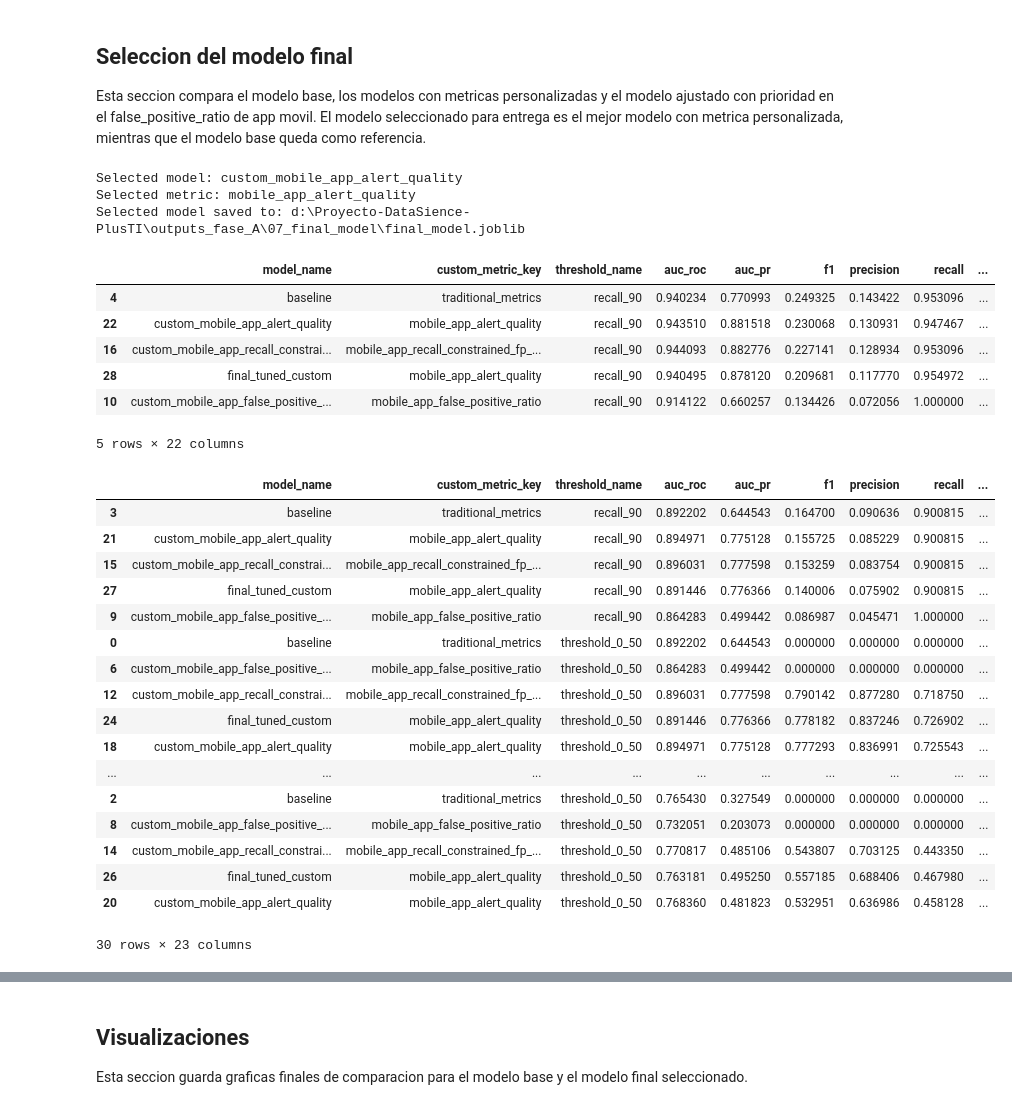
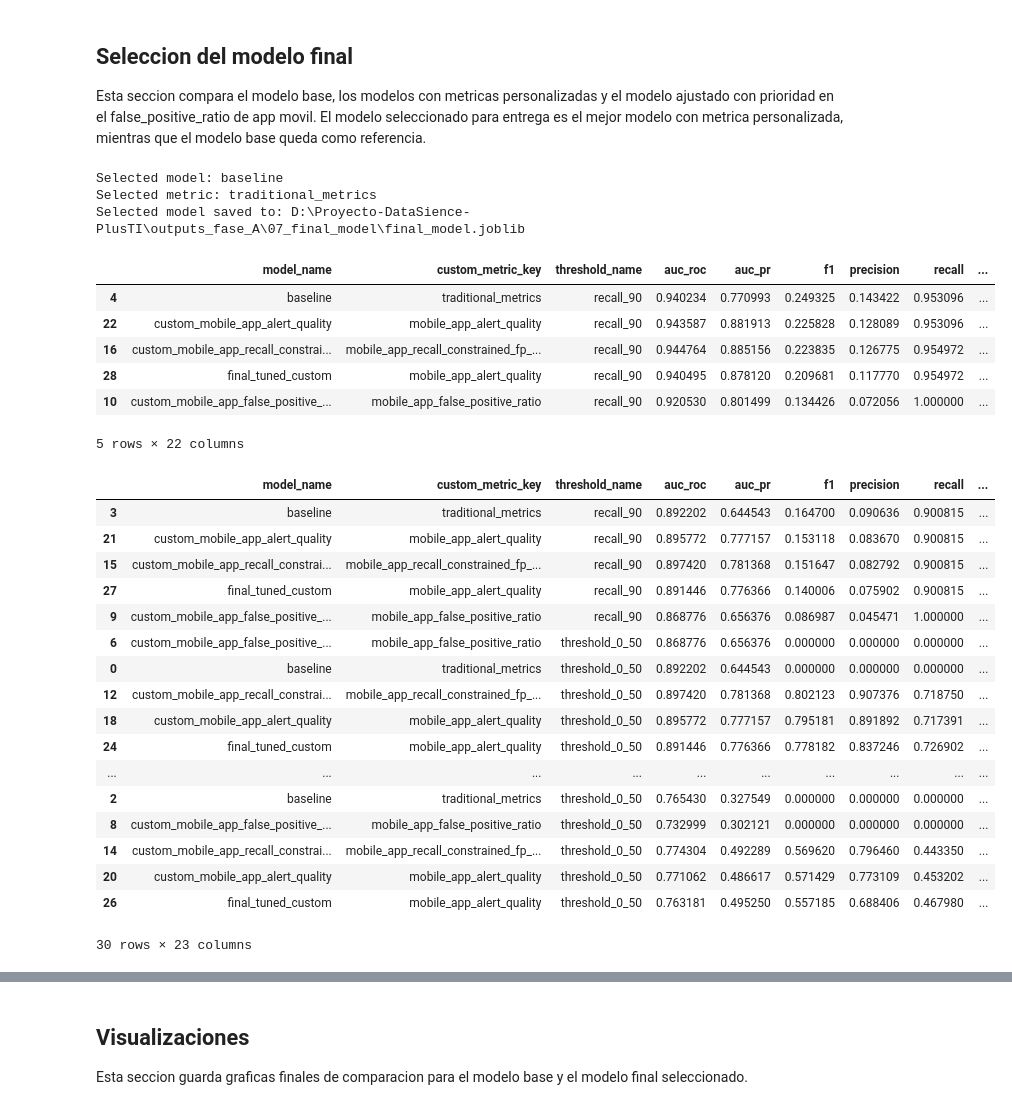
Before and after one commit to mar22266/Proyecto-DataSience-PlusTI, a Jupyter notebook: ObjetivoA.ipynb, the cells around one changed output, grey strips where cells are left out. Drawn from its saved outputs; the diff is of its cells as text; code cells hidden in the pictures.

Commit message:
Feat: ajustes finales a cuadernos y mejoras

```diff
--- a/ObjetivoA.ipynb
+++ b/ObjetivoA.ipynb
@@ -1856,18 +1831,22 @@ def build_custom_feval(metric_name, mobile_app_flags, params=None):
 
 
 valid_mobile_flags = train_model_data.loc[valid_index, MOBILE_APP_COLUMN].astype(int).to_numpy()
+custom_scale_pos_weight_value = max(1.0, scale_pos_weight_value * 0.50)
 
 custom_metric_configs = [
     {
         "metric_name": "mobile_app_false_positive_ratio",
+        "scale_pos_weight": custom_scale_pos_weight_value,
         "params": {"threshold": 0.50},
     },
     {
         "metric_name": "mobile_app_recall_constrained_fp_ratio",
+        "scale_pos_weight": custom_scale_pos_weight_value,
         "params": {"threshold": 0.50, "target_recall": TARGET_RECALL, "penalty_weight": 5.0},
     },
     {
         "metric_name": "mobile_app_alert_quality",
+        "scale_pos_weight": custom_scale_pos_weight_value,
         "params": {"threshold": 0.50, "alpha": 0.70, "beta": 0.20},
     },
 ]
@@ -1879,6 +1858,7 @@ Esta seccion entrena un modelo LightGBM por cada funcion feval personalizada y c
 # Entrena un modelo con metrica custom
 def train_custom_metric_model(metric_config, base_params):
     params = dict(base_params)
+    params["scale_pos_weight"] = metric_config.get("scale_pos_weight", base_params.get("scale_pos_weight"))
     params["metric"] = "None"
     feval_function = build_custom_feval(
         metric_config["metric_name"],
@@ -2202,12 +2182,7 @@ ranking_rows = ranking_rows.sort_values(
     ascending=[True, False, False],
 )
 
-custom_ranking_rows = ranking_rows[ranking_rows["custom_metric_key"] != "traditional_metrics"].copy()
-if custom_ranking_rows.empty:
-    warnings.warn("No custom metric rows found. Falling back to all ranked rows.")
-    selection_pool = ranking_rows
-else:
-    selection_pool = custom_ranking_rows
+selection_pool = ranking_rows
 
 selected_row = selection_pool.iloc[0].to_dict()
 selected_model_name = selected_row["model_name"]
@@ -2259,52 +2234,52 @@ final_summary = {
 }
 
 with open(FINAL_MODEL_DIR / "final_model_summary.json", "w", encoding="utf-8") as file:
     json.dump(final_summary, file, indent=2, ensure_ascii=True)
 
 final_metrics_table.to_csv(FINAL_MODEL_DIR / "final_metrics.csv", index=False)
 final_predictions.to_csv(FINAL_MODEL_DIR / "final_test_predictions.csv", index=False)
 
 try:
     import joblib
 
     model_path = FINAL_MODEL_DIR / "final_model.joblib"
     joblib.dump(selected_model, model_path)
 except Exception:
     model_path = FINAL_MODEL_DIR / "final_model.pkl"
     with open(model_path, "wb") as file:
         pickle.dump(selected_model, file)
 
 print(f"Selected model: {selected_model_name}")
 print(f"Selected metric: {selected_metric_name}")
 print(f"Selected model saved to: {model_path}")
 display(ranking_rows)
 display(final_metrics_table)
 # %% [output]
-Selected model: custom_mobile_app_alert_quality
-Selected metric: mobile_app_alert_quality
-Selected model saved to: d:\Proyecto-DataSience-PlusTI\outputs_fase_A\07_final_model\final_model.joblib
+Selected model: baseline
+Selected metric: traditional_metrics
+Selected model saved to: D:\Proyecto-DataSience-PlusTI\outputs_fase_A\07_final_model\final_model.joblib
 |  | model_name | custom_metric_key | threshold_name | auc_roc | auc_pr | f1 | precision | recall | ... |
 | 4 | baseline | traditional_metrics | recall_90 | 0.940234 | 0.770993 | 0.249325 | 0.143422 | 0.953096 | ... |
-| 22 | custom_mobile_app_alert_quality | mobile_app_alert_quality | recall_90 | 0.943510 | 0.881518 | 0.230068 | 0.130931 | 0.947467 | ... |
-| 16 | custom_mobile_app_recall_constrai... | mobile_app_recall_constrained_fp_... | recall_90 | 0.944093 | 0.882776 | 0.227141 | 0.128934 | 0.953096 | ... |
+| 22 | custom_mobile_app_alert_quality | mobile_app_alert_quality | recall_90 | 0.943587 | 0.881913 | 0.225828 | 0.128089 | 0.953096 | ... |
+| 16 | custom_mobile_app_recall_constrai... | mobile_app_recall_constrained_fp_... | recall_90 | 0.944764 | 0.885156 | 0.223835 | 0.126775 | 0.954972 | ... |
 | 28 | final_tuned_custom | mobile_app_alert_quality | recall_90 | 0.940495 | 0.878120 | 0.209681 | 0.117770 | 0.954972 | ... |
-| 10 | custom_mobile_app_false_positive_... | mobile_app_false_positive_ratio | recall_90 | 0.914122 | 0.660257 | 0.134426 | 0.072056 | 1.000000 | ... |
+| 10 | custom_mobile_app_false_positive_... | mobile_app_false_positive_ratio | recall_90 | 0.920530 | 0.801499 | 0.134426 | 0.072056 | 1.000000 | ... |
 5 rows × 22 columns
 |  | model_name | custom_metric_key | threshold_name | auc_roc | auc_pr | f1 | precision | recall | ... |
 | 3 | baseline | traditional_metrics | recall_90 | 0.892202 | 0.644543 | 0.164700 | 0.090636 | 0.900815 | ... |
-| 21 | custom_mobile_app_alert_quality | mobile_app_alert_quality | recall_90 | 0.894971 | 0.775128 | 0.155725 | 0.085229 | 0.900815 | ... |
-| 15 | custom_mobile_app_recall_constrai... | mobile_app_recall_constrained_fp_... | recall_90 | 0.896031 | 0.777598 | 0.153259 | 0.083754 | 0.900815 | ... |
+| 21 | custom_mobile_app_alert_quality | mobile_app_alert_quality | recall_90 | 0.895772 | 0.777157 | 0.153118 | 0.083670 | 0.900815 | ... |
+| 15 | custom_mobile_app_recall_constrai... | mobile_app_recall_constrained_fp_... | recall_90 | 0.897420 | 0.781368 | 0.151647 | 0.082792 | 0.900815 | ... |
 | 27 | final_tuned_custom | mobile_app_alert_quality | recall_90 | 0.891446 | 0.776366 | 0.140006 | 0.075902 | 0.900815 | ... |
-| 9 | custom_mobile_app_false_positive_... | mobile_app_false_positive_ratio | recall_90 | 0.864283 | 0.499442 | 0.086987 | 0.045471 | 1.000000 | ... |
+| 9 | custom_mobile_app_false_positive_... | mobile_app_false_positive_ratio | recall_90 | 0.868776 | 0.656376 | 0.086987 | 0.045471 | 1.000000 | ... |
+| 6 | custom_mobile_app_false_positive_... | mobile_app_false_positive_ratio | threshold_0_50 | 0.868776 | 0.656376 | 0.000000 | 0.000000 | 0.000000 | ... |
 | 0 | baseline | traditional_metrics | threshold_0_50 | 0.892202 | 0.644543 | 0.000000 | 0.000000 | 0.000000 | ... |
-| 6 | custom_mobile_app_false_positive_... | mobile_app_false_positive_ratio | threshold_0_50 | 0.864283 | 0.499442 | 0.000000 | 0.000000 | 0.000000 | ... |
-| 12 | custom_mobile_app_recall_constrai... | mobile_app_recall_constrained_fp_... | threshold_0_50 | 0.896031 | 0.777598 | 0.790142 | 0.877280 | 0.718750 | ... |
+| 12 | custom_mobile_app_recall_constrai... | mobile_app_recall_constrained_fp_... | threshold_0_50 | 0.897420 | 0.781368 | 0.802123 | 0.907376 | 0.718750 | ... |
+| 18 | custom_mobile_app_alert_quality | mobile_app_alert_quality | threshold_0_50 | 0.895772 | 0.777157 | 0.795181 | 0.891892 | 0.717391 | ... |
 | 24 | final_tuned_custom | mobile_app_alert_quality | threshold_0_50 | 0.891446 | 0.776366 | 0.778182 | 0.837246 | 0.726902 | ... |
-| 18 | custom_mobile_app_alert_quality | mobile_app_alert_quality | threshold_0_50 | 0.894971 | 0.775128 | 0.777293 | 0.836991 | 0.725543 | ... |
 | ... | ... | ... | ... | ... | ... | ... | ... | ... | ... |
 | 2 | baseline | traditional_metrics | threshold_0_50 | 0.765430 | 0.327549 | 0.000000 | 0.000000 | 0.000000 | ... |
-| 8 | custom_mobile_app_false_positive_... | mobile_app_false_positive_ratio | threshold_0_50 | 0.732051 | 0.203073 | 0.000000 | 0.000000 | 0.000000 | ... |
-| 14 | custom_mobile_app_recall_constrai... | mobile_app_recall_constrained_fp_... | threshold_0_50 | 0.770817 | 0.485106 | 0.543807 | 0.703125 | 0.443350 | ... |
+| 8 | custom_mobile_app_false_positive_... | mobile_app_false_positive_ratio | threshold_0_50 | 0.732999 | 0.302121 | 0.000000 | 0.000000 | 0.000000 | ... |
+| 14 | custom_mobile_app_recall_constrai... | mobile_app_recall_constrained_fp_... | threshold_0_50 | 0.774304 | 0.492289 | 0.569620 | 0.796460 | 0.443350 | ... |
+| 20 | custom_mobile_app_alert_quality | mobile_app_alert_quality | threshold_0_50 | 0.771062 | 0.486617 | 0.571429 | 0.773109 | 0.453202 | ... |
 | 26 | final_tuned_custom | mobile_app_alert_quality | threshold_0_50 | 0.763181 | 0.495250 | 0.557185 | 0.688406 | 0.467980 | ... |
-| 20 | custom_mobile_app_alert_quality | mobile_app_alert_quality | threshold_0_50 | 0.768360 | 0.481823 | 0.532951 | 0.636986 | 0.458128 | ... |
 30 rows × 23 columns
```
Also changed, not shown: parts of 6 cells of this notebook, 25 other files.
